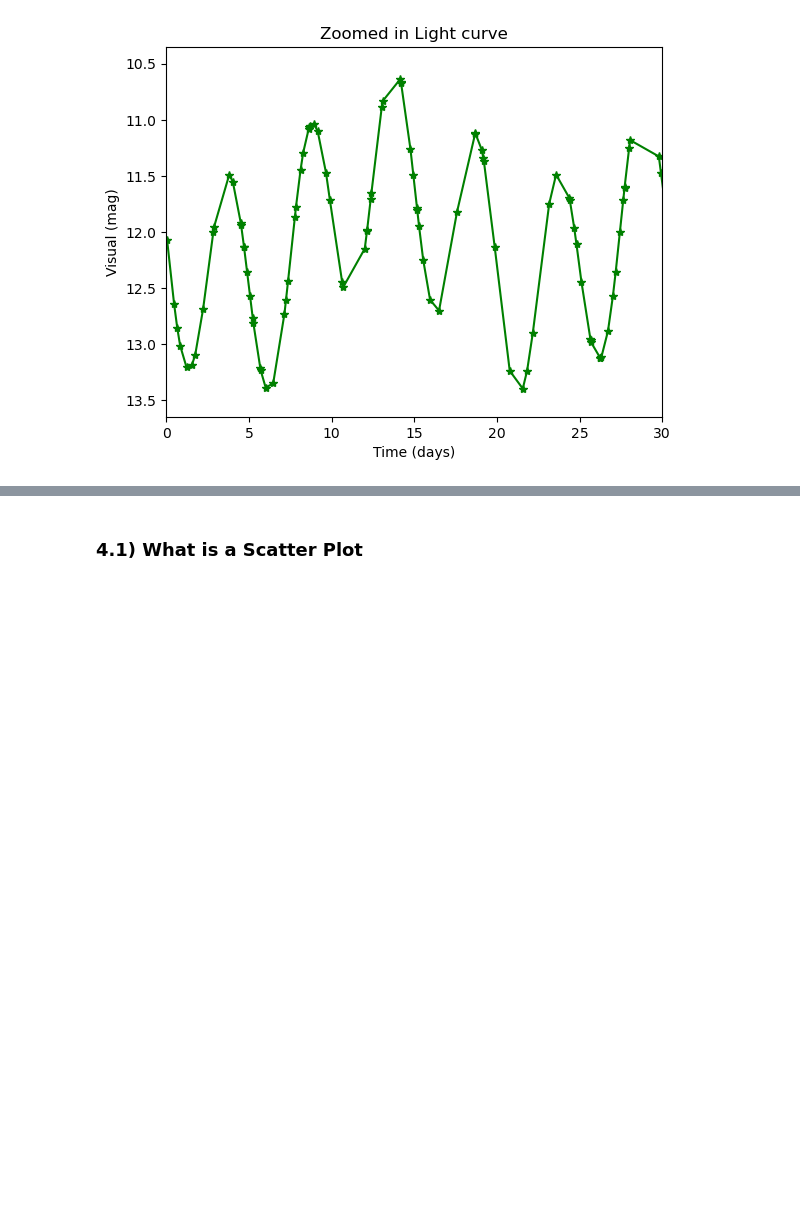
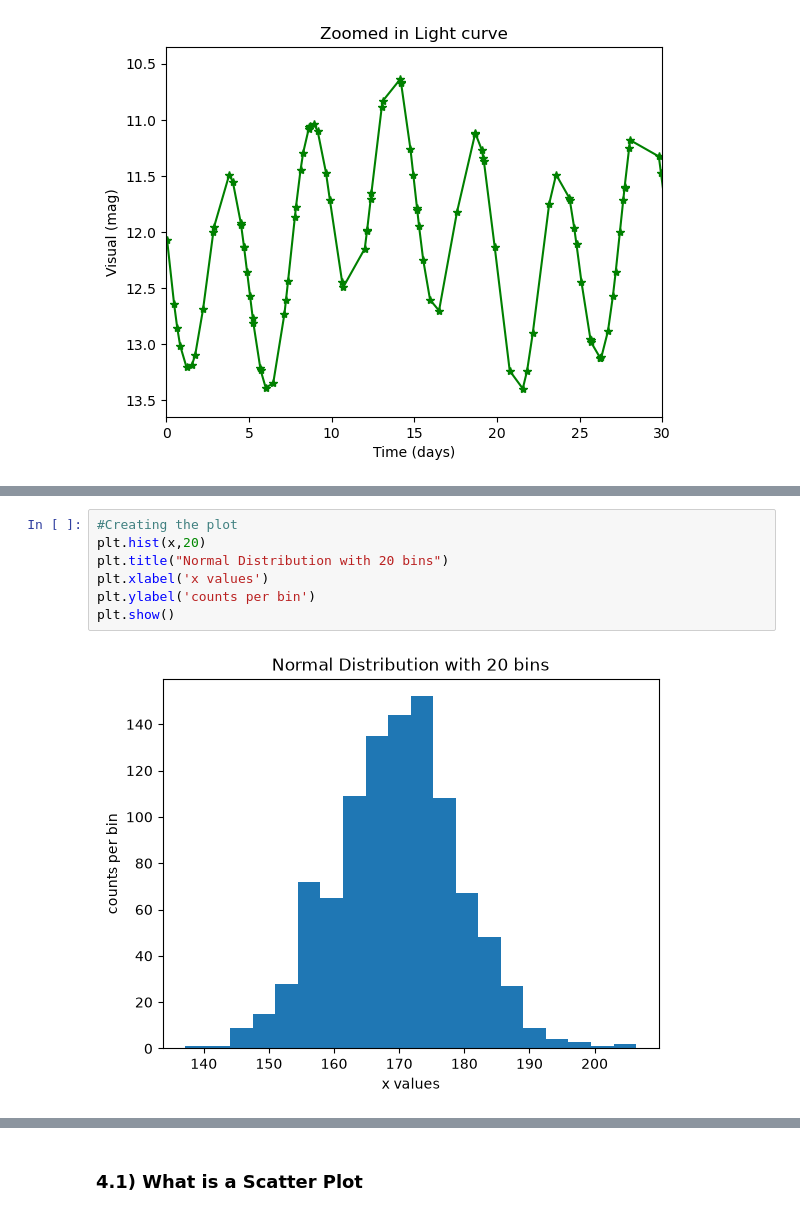
Before and after one commit to drjenncash/SCSU-PAARE-python-intro-tutorials, a Jupyter notebook: Tutorial08_VisualizingData-draft.ipynb, the cells around one changed output, grey strips where cells are left out. Saved outputs shown, nothing was run; the diff lists cells and outputs as text; blank space fills up the shorter version.

```diff
--- a/Tutorial08_VisualizingData-draft.ipynb
+++ b/Tutorial08_VisualizingData-draft.ipynb
@@ -592,0 +619,9 @@ look at two overlapping distributions
+# %%
+#Creating the plot
+plt.hist(x,20)
+plt.title("Normal Distribution with 20 bins")
+plt.xlabel('x values')
+plt.ylabel('counts per bin')
+plt.show()
+# %% [output]
+[figure, added]
```
Also changed, not shown: parts of 40 cells of this notebook.
